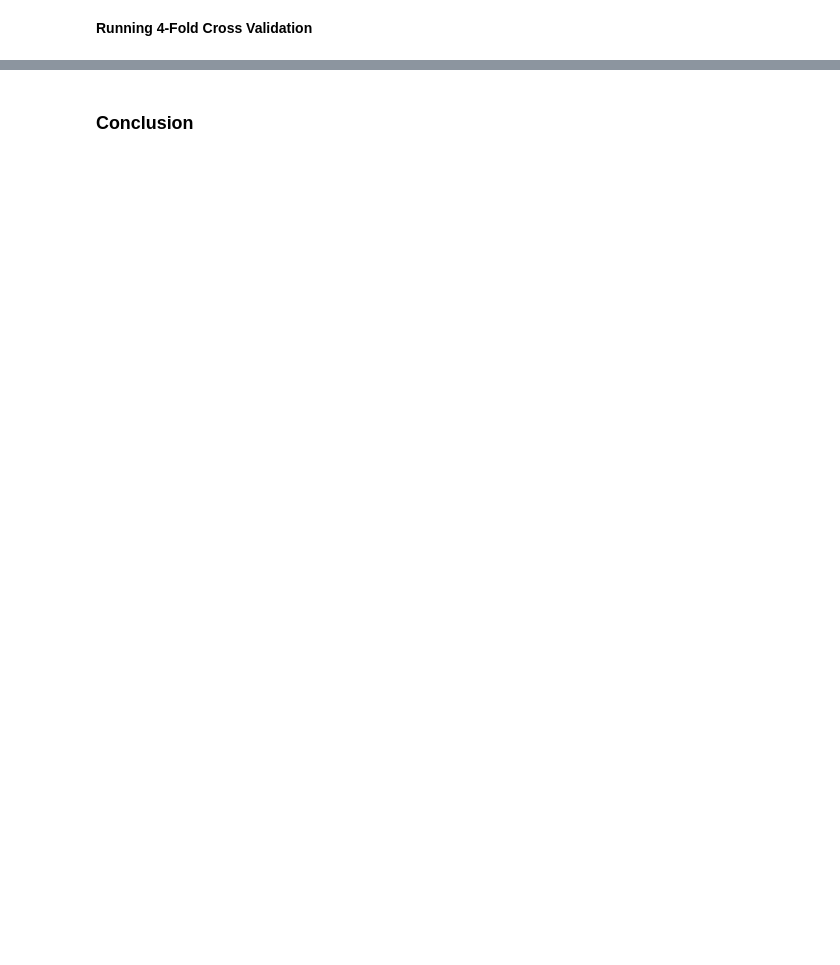
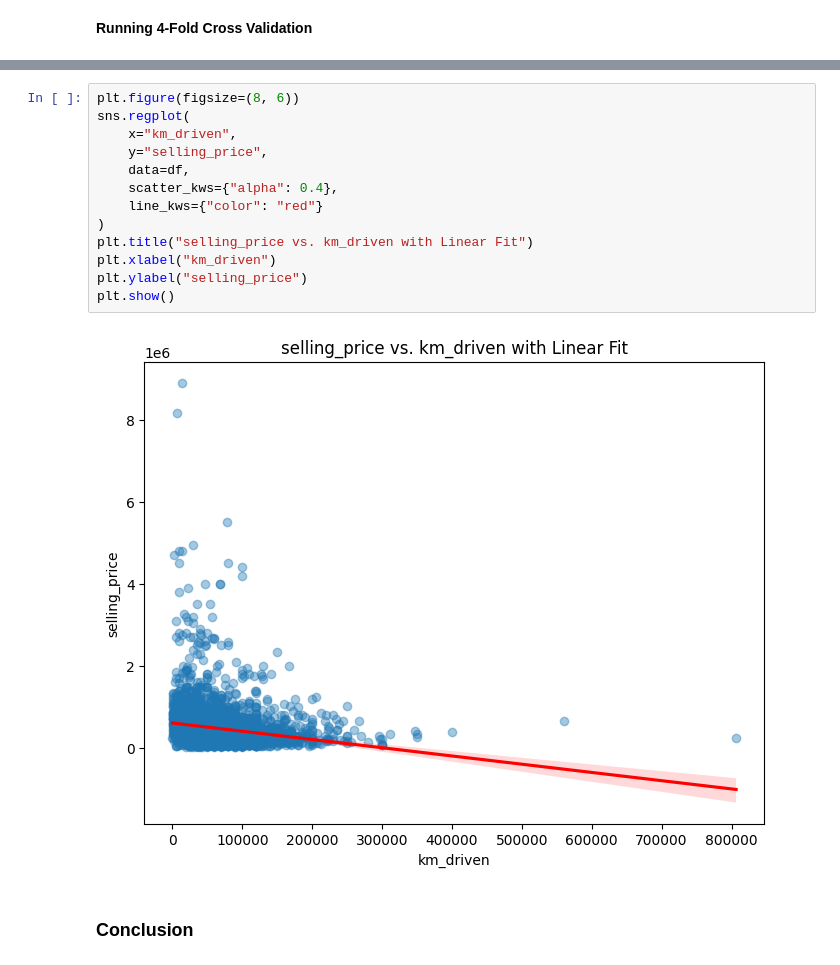
Before and after one commit to jghoshh/csi4142_a3, a Jupyter notebook: a3_p1.ipynb, the cells around one changed output, grey strips where cells are left out. Cells and saved outputs as stored; diff of their text form; blank space fills up the shorter version.

```diff
--- a/a3_p1.ipynb
+++ b/a3_p1.ipynb
@@ -846,2 +924,17 @@ DR4 (Outliers+Features): mean MSE = 98232120257.44, mean R^2 = 0.476
+# %%
+plt.figure(figsize=(8, 6))
+sns.regplot(
+    x="km_driven",
+    y="selling_price",
+    data=df,
+    scatter_kws={"alpha": 0.4},
+    line_kws={"color": "red"}
+)
+plt.title("selling_price vs. km_driven with Linear Fit")
+plt.xlabel("km_driven")
+plt.ylabel("selling_price")
+plt.show()
+# %% [output]
+[figure, added]
 # %% [markdown]
 ### **Conclusion**
```
Also changed, not shown: parts of 23 cells of this notebook.
